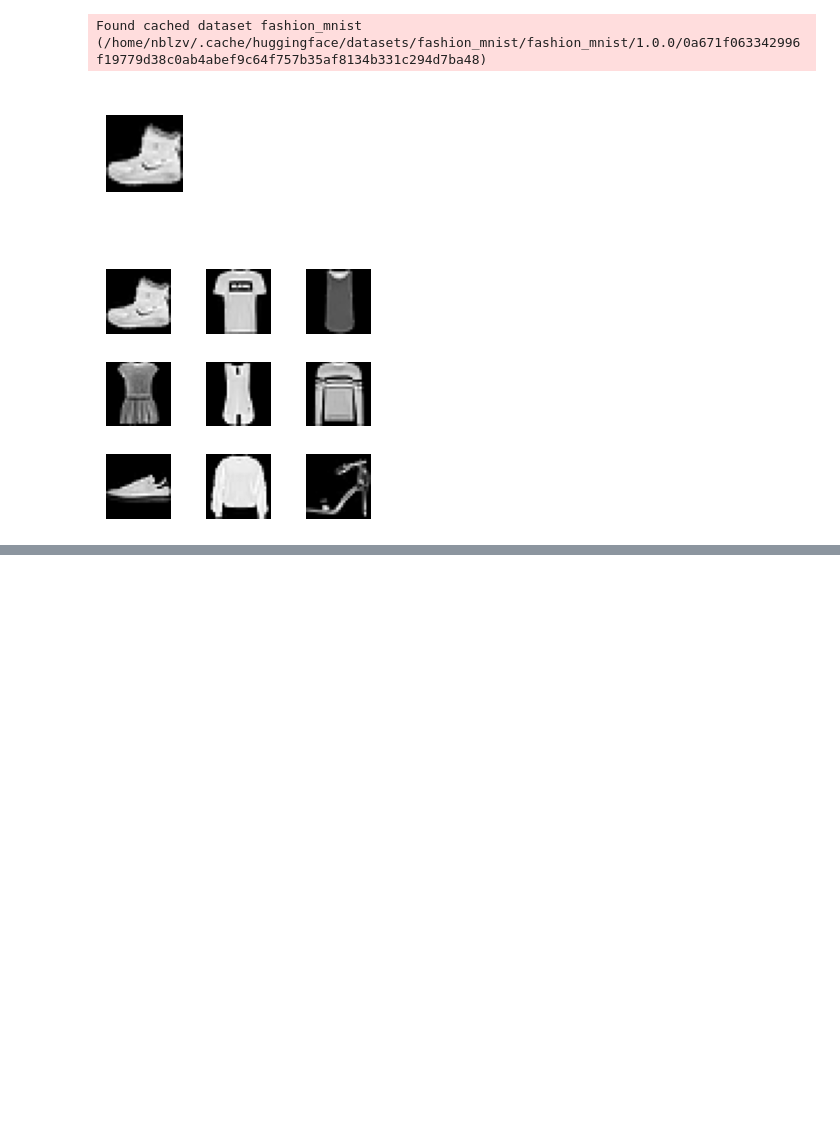
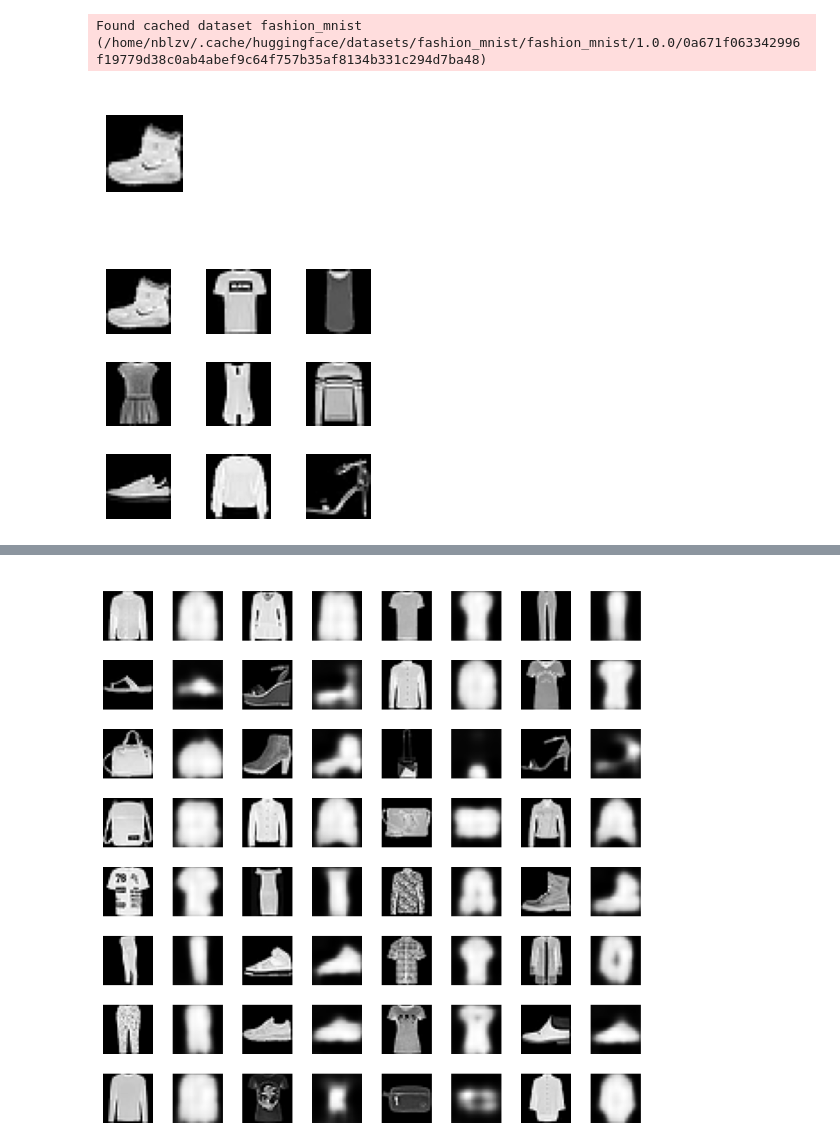
Before and after one commit to nblzv/fastai_course22p2, a Jupyter notebook: 07_autoencoder.ipynb, the cells around one changed output, grey strips where cells are left out. Cells and saved outputs as stored; diff of their text form; code cells hidden in the pictures; blank space fills up the shorter version.

```diff
--- a/07_autoencoder.ipynb
+++ b/07_autoencoder.ipynb
@@ -65,7 +62,7 @@ lr = 0.4
 # %%
 def conv(inp, out, ks=3, stride=2, act=True):
     res = nn.Conv2d(inp, out, ks, stride, ks//2)
-    if act: res = nn.Sequential(res, nn.ReLU())
+    if act: res = nn.Sequential(res, nn.LeakyReLU())
     return res
 
 def accuracy(preds, yb):
@@ -132,0 +142,32 @@ fit for 5 took 28.009s
+# %%
+def ae_fit(epochs, model, loss_func, opt, train_dl, valid_dl):
+    debug_batch = 0
+
+    for epoch in range(epochs):
+        model.train()
+
+        if debug_batch: mintils.push_timing_scope()
+        for xb, _ in train_dl:
+            if debug_batch: mintils.pop_print_timing_scope("batch")
+
+            loss = loss_func(model(xb), xb)
+            loss.backward()
+            opt.step()
+            opt.zero_grad()
+
+            if debug_batch: mintils.push_timing_scope()
+        if debug_batch: mintils.pop_timing_scope()
+
+        ae_eval(model, loss_func, valid_dl, epoch)
+# %%
+ae = nn.Sequential(
+    nn.ZeroPad2d(2),
+    conv(1, 2),
+    conv(2, 4),
+    conv(4, 8),
+    deconv(8, 4),
+    deconv(4, 2),
+    deconv(2, 1, act=False),
+    nn.ZeroPad2d(-2),
+    nn.Sigmoid()
+).half().to(mind.COIOPTS.DEFAULT_DEVICE)
@@ -132,0 +178,3 @@ fit for 5 took 28.009s
+# %%
+opt = optim.SGD(ae.parameters(), lr=0.1)
+ae_fit(10, ae, F.mse_loss, opt, dt, dv)
@@ -132,0 +192,9 @@ fit for 5 took 28.009s
+# %%
+preds = ae(xb)
+stacked = torch.stack([xb, preds], dim=1).view(xb.shape[0]*2, *xb.shape[1:])
+minplt.show_batch(stacked, minplt.POPTS(titles=[*["Real", "Pred"]*64], rows=8, cols=8, figsize=(8,8)))
+
+#minplt.show_batch(preds, minplt.POPTS(rows=4, cols=4, figsize=(4,4)))
+#minplt.show_batch(xb, minplt.POPTS(rows=4, cols=4, figsize=(4,4)))
+# %% [output]
+[figure, added]
```
Also changed, not shown: parts of 10 cells of this notebook, 6 other files.
